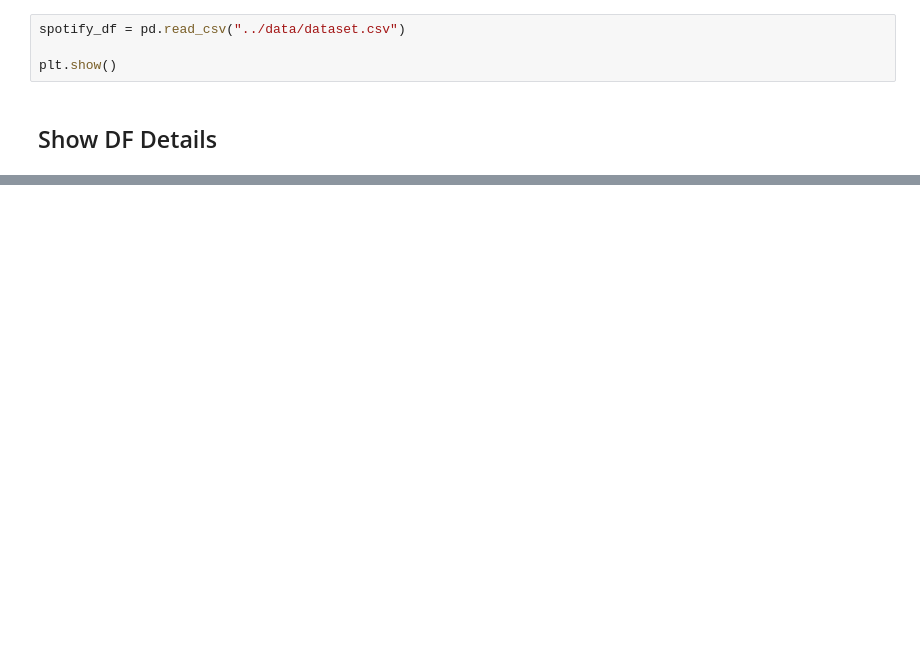
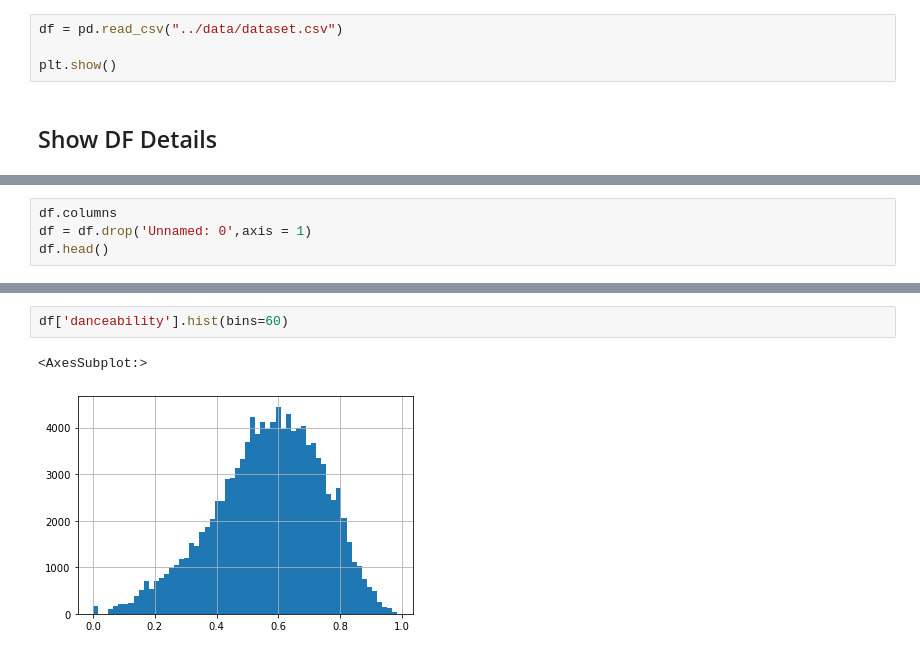
Before and after one commit to JonLar1/Spotify_Tracks_EDA, a Jupyter notebook: notebooks/spotify_eda.ipynb, the cells around one changed output, grey strips where cells are left out. Saved outputs shown, nothing was run; the diff lists cells and outputs as text; blank space fills up the shorter version.

```diff
--- a/notebooks/spotify_eda.ipynb
+++ b/notebooks/spotify_eda.ipynb
@@ -10,7 +10,7 @@ import seaborn as sns
 # %% [markdown]
 ## Read CSV
 # %%
-spotify_df = pd.read_csv("../data/dataset.csv")
+df = pd.read_csv("../data/dataset.csv")
 
 plt.show()
 # %% [markdown]
@@ -47,0 +74,4 @@ spotify_df.head()
+# %%
+df.columns
+df = df.drop('Unnamed: 0',axis = 1)
+df.head()
@@ -47,0 +199,5 @@ spotify_df.head()
+# %%
+df['danceability'].hist(bins=60)
+# %% [output]
+<AxesSubplot:>
+[figure, added]
```
Also changed, not shown: parts of 24 cells of this notebook.
